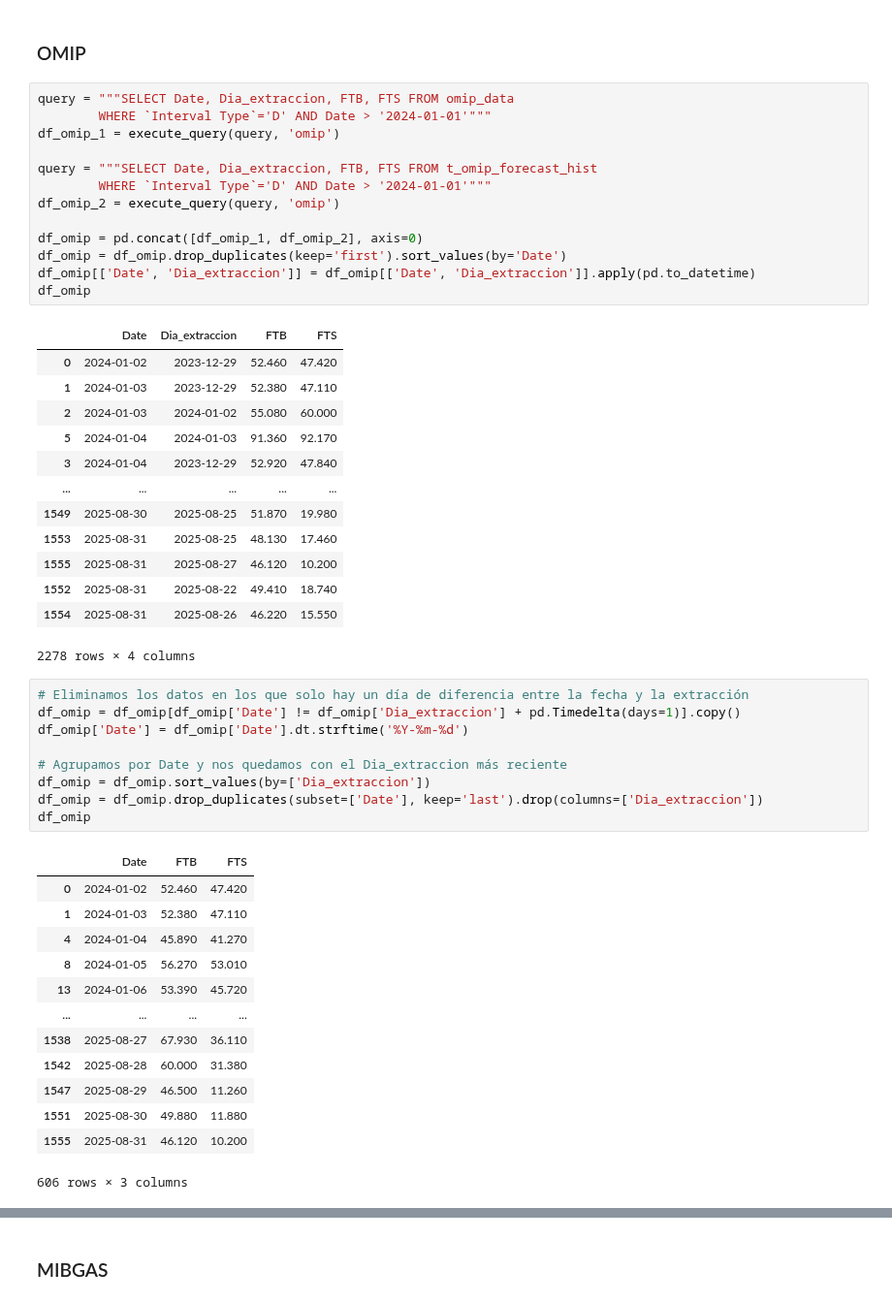
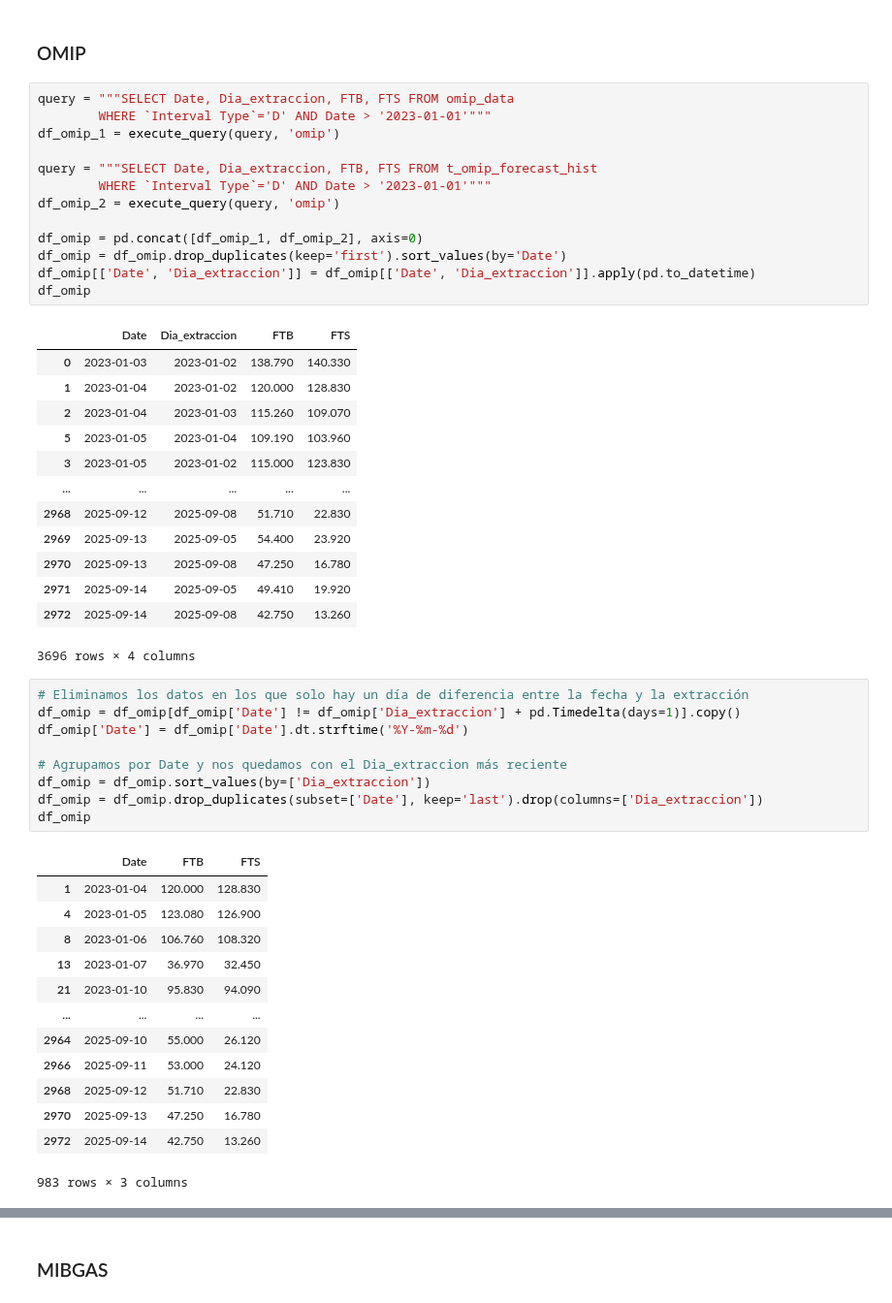
Before and after one commit to JaimeNavs9/proyecto_prediccion_MD, a Jupyter notebook: preparacion_datos.ipynb, the cells around one changed output, grey strips where cells are left out. Shown at 97% size. Drawn from its saved outputs; the diff is of its cells as text.

```diff
--- a/preparacion_datos.ipynb
+++ b/preparacion_datos.ipynb
@@ -530,31 +522,31 @@ df_clean_previsiones
 ### OMIP
 # %%
 query = """SELECT Date, Dia_extraccion, FTB, FTS FROM omip_data
-        WHERE `Interval Type`='D' AND Date > '2024-01-01'"""
+        WHERE `Interval Type`='D' AND Date > '2023-01-01'"""
 df_omip_1 = execute_query(query, 'omip')
 
 query = """SELECT Date, Dia_extraccion, FTB, FTS FROM t_omip_forecast_hist
-        WHERE `Interval Type`='D' AND Date > '2024-01-01'"""
+        WHERE `Interval Type`='D' AND Date > '2023-01-01'"""
 df_omip_2 = execute_query(query, 'omip')
 
 df_omip = pd.concat([df_omip_1, df_omip_2], axis=0)
 df_omip = df_omip.drop_duplicates(keep='first').sort_values(by='Date')
 df_omip[['Date', 'Dia_extraccion']] = df_omip[['Date', 'Dia_extraccion']].apply(pd.to_datetime)
 df_omip
 # %% [output]
 |  | Date | Dia_extraccion | FTB | FTS |
-| 0 | 2024-01-02 | 2023-12-29 | 52.460 | 47.420 |
-| 1 | 2024-01-03 | 2023-12-29 | 52.380 | 47.110 |
-| 2 | 2024-01-03 | 2024-01-02 | 55.080 | 60.000 |
-| 5 | 2024-01-04 | 2024-01-03 | 91.360 | 92.170 |
-| 3 | 2024-01-04 | 2023-12-29 | 52.920 | 47.840 |
+| 0 | 2023-01-03 | 2023-01-02 | 138.790 | 140.330 |
+| 1 | 2023-01-04 | 2023-01-02 | 120.000 | 128.830 |
+| 2 | 2023-01-04 | 2023-01-03 | 115.260 | 109.070 |
+| 5 | 2023-01-05 | 2023-01-04 | 109.190 | 103.960 |
+| 3 | 2023-01-05 | 2023-01-02 | 115.000 | 123.830 |
 | ... | ... | ... | ... | ... |
-| 1549 | 2025-08-30 | 2025-08-25 | 51.870 | 19.980 |
-| 1553 | 2025-08-31 | 2025-08-25 | 48.130 | 17.460 |
-| 1555 | 2025-08-31 | 2025-08-27 | 46.120 | 10.200 |
-| 1552 | 2025-08-31 | 2025-08-22 | 49.410 | 18.740 |
-| 1554 | 2025-08-31 | 2025-08-26 | 46.220 | 15.550 |
+| 2968 | 2025-09-12 | 2025-09-08 | 51.710 | 22.830 |
+| 2969 | 2025-09-13 | 2025-09-05 | 54.400 | 23.920 |
+| 2970 | 2025-09-13 | 2025-09-08 | 47.250 | 16.780 |
+| 2971 | 2025-09-14 | 2025-09-05 | 49.410 | 19.920 |
+| 2972 | 2025-09-14 | 2025-09-08 | 42.750 | 13.260 |
-2278 rows × 4 columns
+3696 rows × 4 columns
 # %%
 # Eliminamos los datos en los que solo hay un día de diferencia entre la fecha y la extracción
 df_omip = df_omip[df_omip['Date'] != df_omip['Dia_extraccion'] + pd.Timedelta(days=1)].copy()
@@ -566,18 +558,18 @@ df_omip = df_omip.drop_duplicates(subset=['Date'], keep='last').drop(columns=['D
 df_omip
 # %% [output]
 |  | Date | FTB | FTS |
-| 0 | 2024-01-02 | 52.460 | 47.420 |
-| 1 | 2024-01-03 | 52.380 | 47.110 |
-| 4 | 2024-01-04 | 45.890 | 41.270 |
-| 8 | 2024-01-05 | 56.270 | 53.010 |
-| 13 | 2024-01-06 | 53.390 | 45.720 |
+| 1 | 2023-01-04 | 120.000 | 128.830 |
+| 4 | 2023-01-05 | 123.080 | 126.900 |
+| 8 | 2023-01-06 | 106.760 | 108.320 |
+| 13 | 2023-01-07 | 36.970 | 32.450 |
+| 21 | 2023-01-10 | 95.830 | 94.090 |
 | ... | ... | ... | ... |
-| 1538 | 2025-08-27 | 67.930 | 36.110 |
-| 1542 | 2025-08-28 | 60.000 | 31.380 |
-| 1547 | 2025-08-29 | 46.500 | 11.260 |
-| 1551 | 2025-08-30 | 49.880 | 11.880 |
-| 1555 | 2025-08-31 | 46.120 | 10.200 |
+| 2964 | 2025-09-10 | 55.000 | 26.120 |
+| 2966 | 2025-09-11 | 53.000 | 24.120 |
+| 2968 | 2025-09-12 | 51.710 | 22.830 |
+| 2970 | 2025-09-13 | 47.250 | 16.780 |
+| 2972 | 2025-09-14 | 42.750 | 13.260 |
-606 rows × 3 columns
+983 rows × 3 columns
 # %%
 # Comprobacion dias faltantes
 df_omip['Date'] = pd.to_datetime(df_omip['Date'])
```
Also changed, not shown: parts of 11 cells of this notebook, 2 other files.
